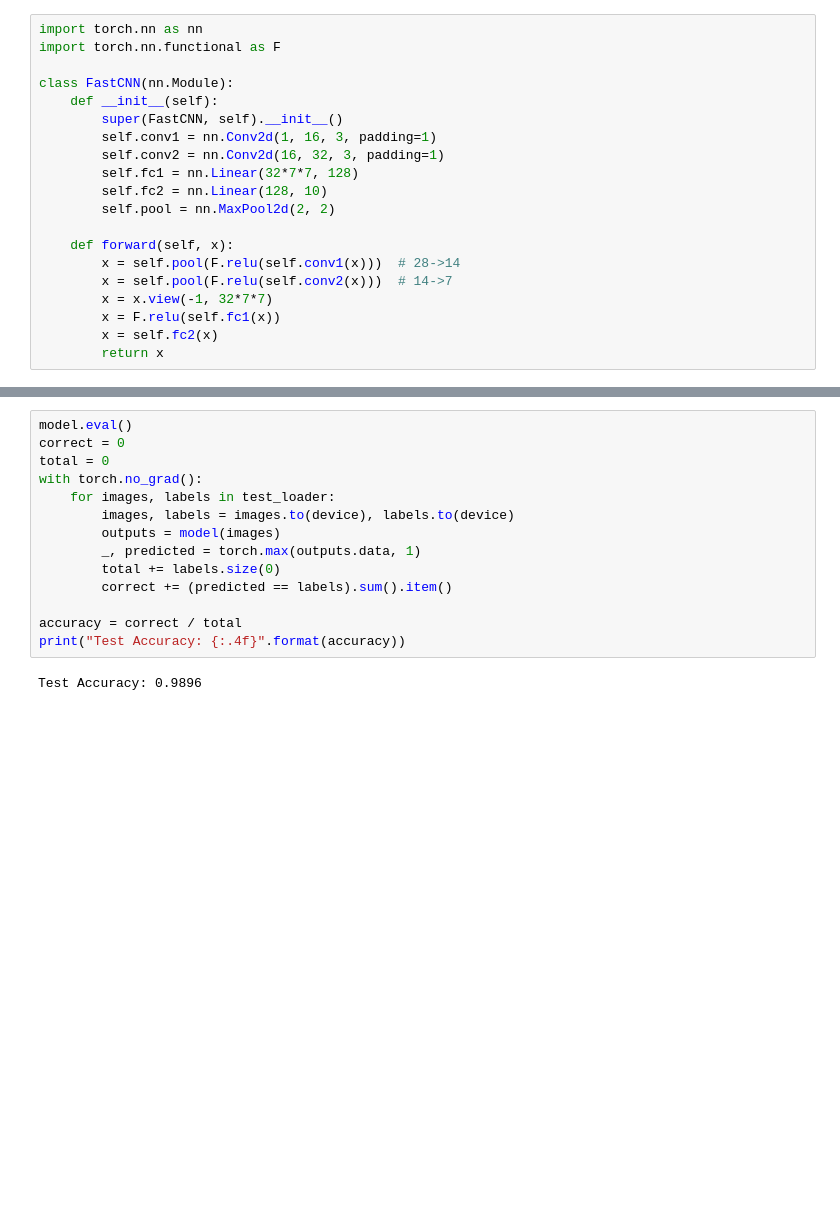
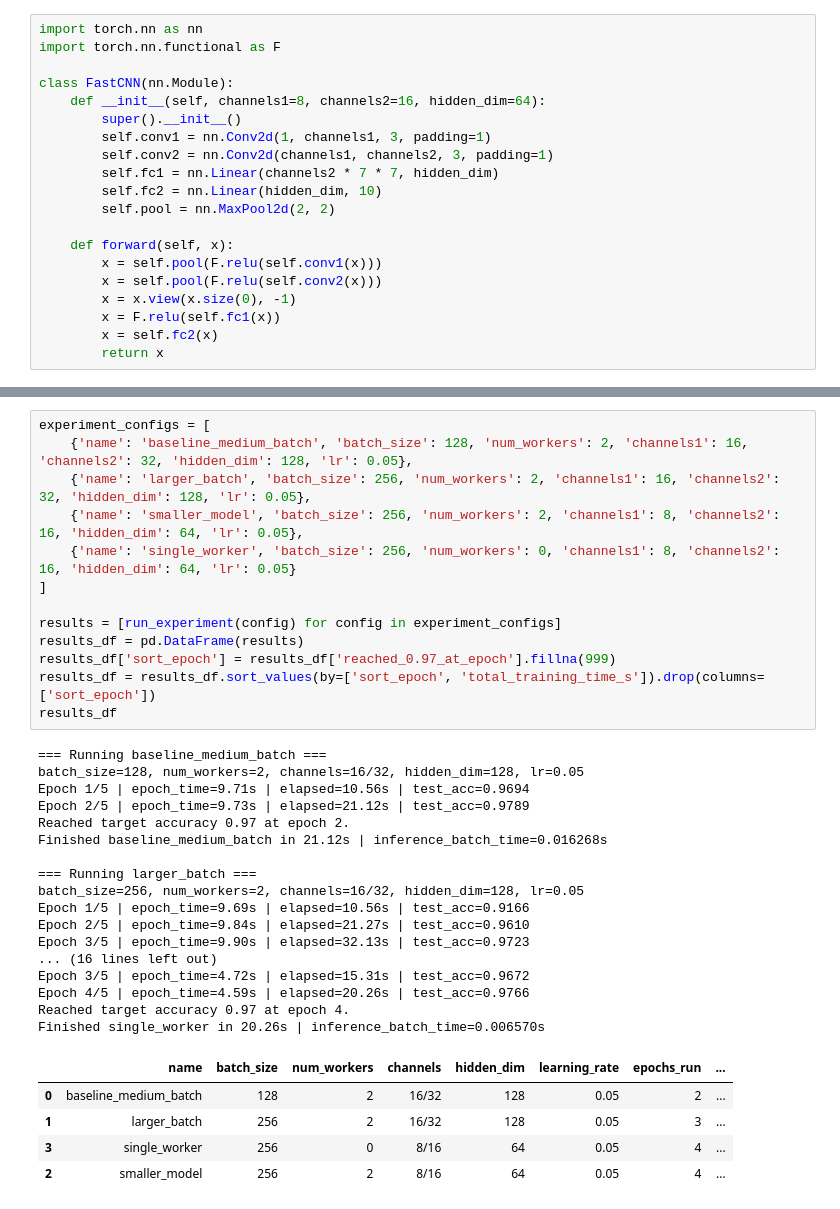
Before and after one commit to uvillanueva/tek5-ML, a Jupyter notebook: 1_2_3.ipynb, the cells around one changed output, grey strips where cells are left out. Drawn from its saved outputs; the diff is of its cells as text; blank space fills up the shorter version.

```diff
--- a/1_2_3.ipynb
+++ b/1_2_3.ipynb
@@ -49,18 +74,18 @@ import torch.nn as nn
 import torch.nn.functional as F
 
 class FastCNN(nn.Module):
-    def __init__(self):
-        super(FastCNN, self).__init__()
-        self.conv1 = nn.Conv2d(1, 16, 3, padding=1)
-        self.conv2 = nn.Conv2d(16, 32, 3, padding=1)
-        self.fc1 = nn.Linear(32*7*7, 128)
-        self.fc2 = nn.Linear(128, 10)
+    def __init__(self, channels1=8, channels2=16, hidden_dim=64):
+        super().__init__()
+        self.conv1 = nn.Conv2d(1, channels1, 3, padding=1)
+        self.conv2 = nn.Conv2d(channels1, channels2, 3, padding=1)
+        self.fc1 = nn.Linear(channels2 * 7 * 7, hidden_dim)
+        self.fc2 = nn.Linear(hidden_dim, 10)
         self.pool = nn.MaxPool2d(2, 2)
 
     def forward(self, x):
-        x = self.pool(F.relu(self.conv1(x)))  # 28->14
-        x = self.pool(F.relu(self.conv2(x)))  # 14->7
-        x = x.view(-1, 32*7*7)
+        x = self.pool(F.relu(self.conv1(x)))
+        x = self.pool(F.relu(self.conv2(x)))
+        x = x.view(x.size(0), -1)
         x = F.relu(self.fc1(x))
         x = self.fc2(x)
         return x
@@ -116,17 +196,37 @@ Training time: 60.85 seconds
 # %%
-model.eval()
-correct = 0
-total = 0
-with torch.no_grad():
-    for images, labels in test_loader:
-        images, labels = images.to(device), labels.to(device)
-        outputs = model(images)
-        _, predicted = torch.max(outputs.data, 1)
-        total += labels.size(0)
-        correct += (predicted == labels).sum().item()
+experiment_configs = [
+    {'name': 'baseline_medium_batch', 'batch_size': 128, 'num_workers': 2, 'channels1': 16, 'channels2': 32, 'hidden_dim': 128, 'lr': 0.05},
+    {'name': 'larger_batch', 'batch_size': 256, 'num_workers': 2, 'channels1': 16, 'channels2': 32, 'hidden_dim': 128, 'lr': 0.05},
+    {'name': 'smaller_model', 'batch_size': 256, 'num_workers': 2, 'channels1': 8, 'channels2': 16, 'hidden_dim': 64, 'lr': 0.05},
+    {'name': 'single_worker', 'batch_size': 256, 'num_workers': 0, 'channels1': 8, 'channels2': 16, 'hidden_dim': 64, 'lr': 0.05}
+]
 
-accuracy = correct / total
-print("Test Accuracy: {:.4f}".format(accuracy))
+results = [run_experiment(config) for config in experiment_configs]
+results_df = pd.DataFrame(results)
+results_df['sort_epoch'] = results_df['reached_0.97_at_epoch'].fillna(999)
+results_df = results_df.sort_values(by=['sort_epoch', 'total_training_time_s']).drop(columns=['sort_epoch'])
+results_df
 # %% [output]
-Test Accuracy: 0.9896
+=== Running baseline_medium_batch ===
+batch_size=128, num_workers=2, channels=16/32, hidden_dim=128, lr=0.05
+Epoch 1/5 | epoch_time=9.71s | elapsed=10.56s | test_acc=0.9694
+Epoch 2/5 | epoch_time=9.73s | elapsed=21.12s | test_acc=0.9789
+Reached target accuracy 0.97 at epoch 2.
+Finished baseline_medium_batch in 21.12s | inference_batch_time=0.016268s
+
+=== Running larger_batch ===
+batch_size=256, num_workers=2, channels=16/32, hidden_dim=128, lr=0.05
+Epoch 1/5 | epoch_time=9.69s | elapsed=10.56s | test_acc=0.9166
+Epoch 2/5 | epoch_time=9.84s | elapsed=21.27s | test_acc=0.9610
+Epoch 3/5 | epoch_time=9.90s | elapsed=32.13s | test_acc=0.9723
+... (16 lines left out)
+Epoch 3/5 | epoch_time=4.72s | elapsed=15.31s | test_acc=0.9672
+Epoch 4/5 | epoch_time=4.59s | elapsed=20.26s | test_acc=0.9766
+Reached target accuracy 0.97 at epoch 4.
+Finished single_worker in 20.26s | inference_batch_time=0.006570s
+|  | name | batch_size | num_workers | channels | hidden_dim | learning_rate | epochs_run | ... |
+| 0 | baseline_medium_batch | 128 | 2 | 16/32 | 128 | 0.05 | 2 | ... |
+| 1 | larger_batch | 256 | 2 | 16/32 | 128 | 0.05 | 3 | ... |
+| 3 | single_worker | 256 | 0 | 8/16 | 64 | 0.05 | 4 | ... |
+| 2 | smaller_model | 256 | 2 | 8/16 | 64 | 0.05 | 4 | ... |
 # %%
```
Also changed, not shown: parts of 7 cells of this notebook, 5 other files.
